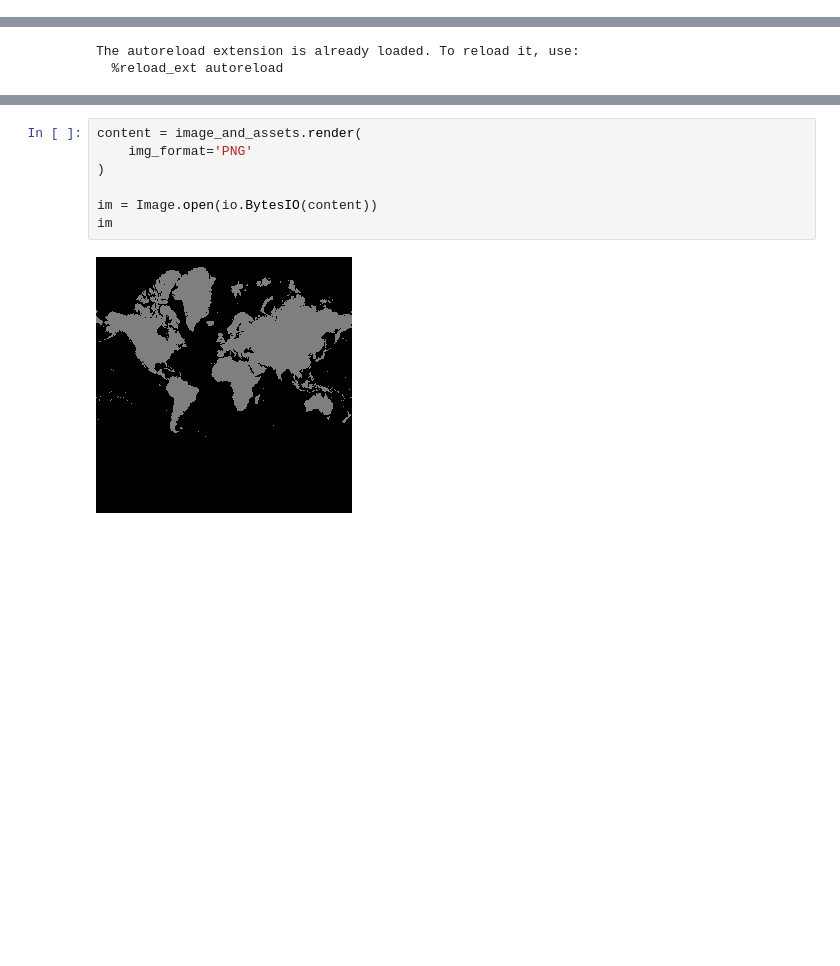
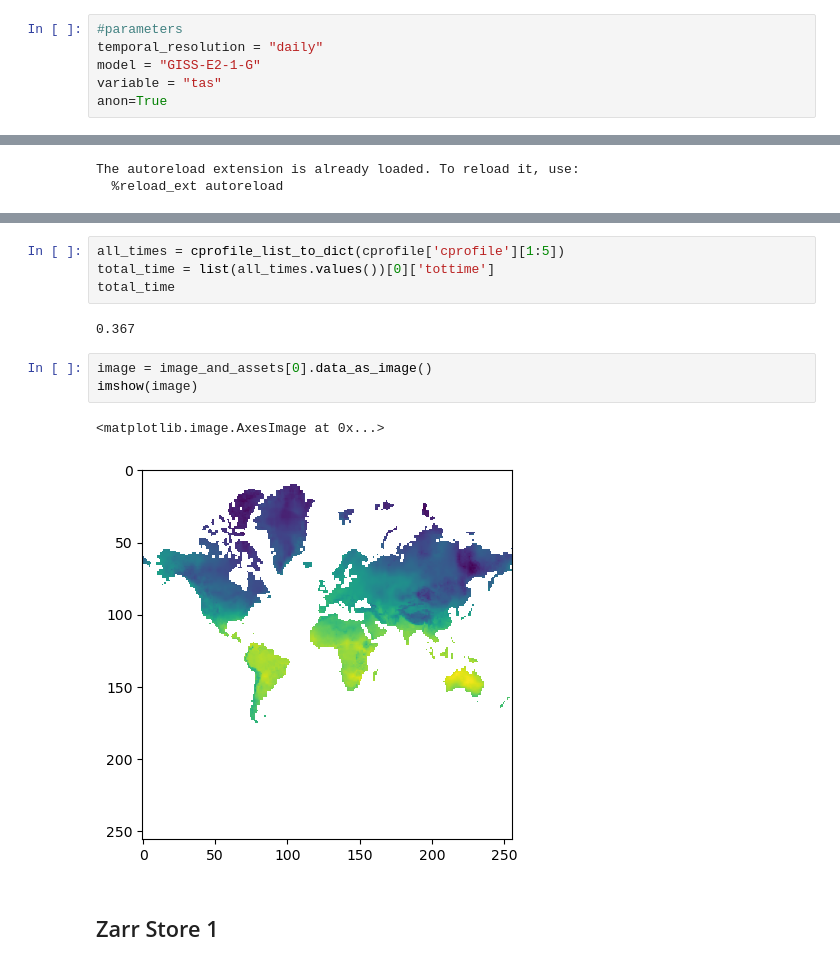
Before and after one commit to developmentseed/tile-benchmarking, a Jupyter notebook: profiling/profile.ipynb, the cells around one changed output, grey strips where cells are left out. Cells and saved outputs as stored; diff of their text form; blank space fills up the shorter version.

Commit message:
A bunch of profiling zarr updates

```diff
--- a/profiling/profile.ipynb
+++ b/profiling/profile.ipynb
@@ -32,3 +35,9 @@ xyz_tile = (0,0,0)
+# %%
+#parameters
+temporal_resolution = "daily"
+model = "GISS-E2-1-G"
+variable = "tas"
+anon=True
 # %% [markdown]
 ## Profile titiler-pgstac
 # %% [markdown]
@@ -179,12 +164,17 @@ Time elapsed for creating ImageData: 0.20099
+# %%
+all_times = cprofile_list_to_dict(cprofile['cprofile'][1:5])
+total_time = list(all_times.values())[0]['tottime']
+total_time
+# %% [output]
+0.367
 # %%
-content = image_and_assets.render(
-    img_format='PNG'
-)
-
-im = Image.open(io.BytesIO(content))
-im
+image = image_and_assets[0].data_as_image()
+imshow(image)
 # %% [output]
+<matplotlib.image.AxesImage at 0x...>
-[figure, old version]
+[figure, new version]
+# %% [markdown]
+## Zarr Store 1
 # %%
 image_and_assets, cprofile = xarray_tile_reader.tile(
     f"s3://nasa-eodc-data-store/CMIP6_{temporal_resolution}_{model}_{variable}.zarr",
```
Also changed, not shown: parts of 21 cells of this notebook, 12 other files.
